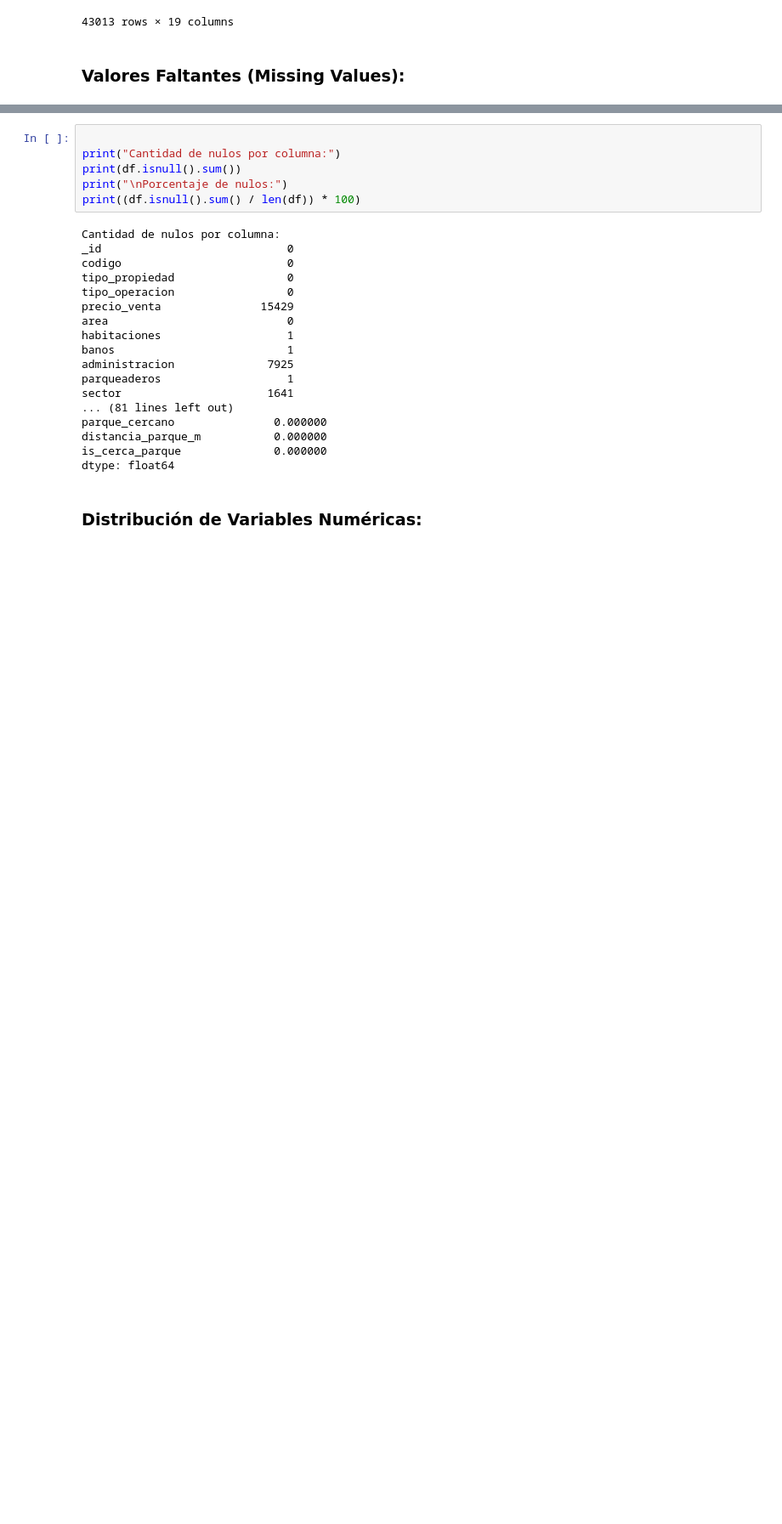
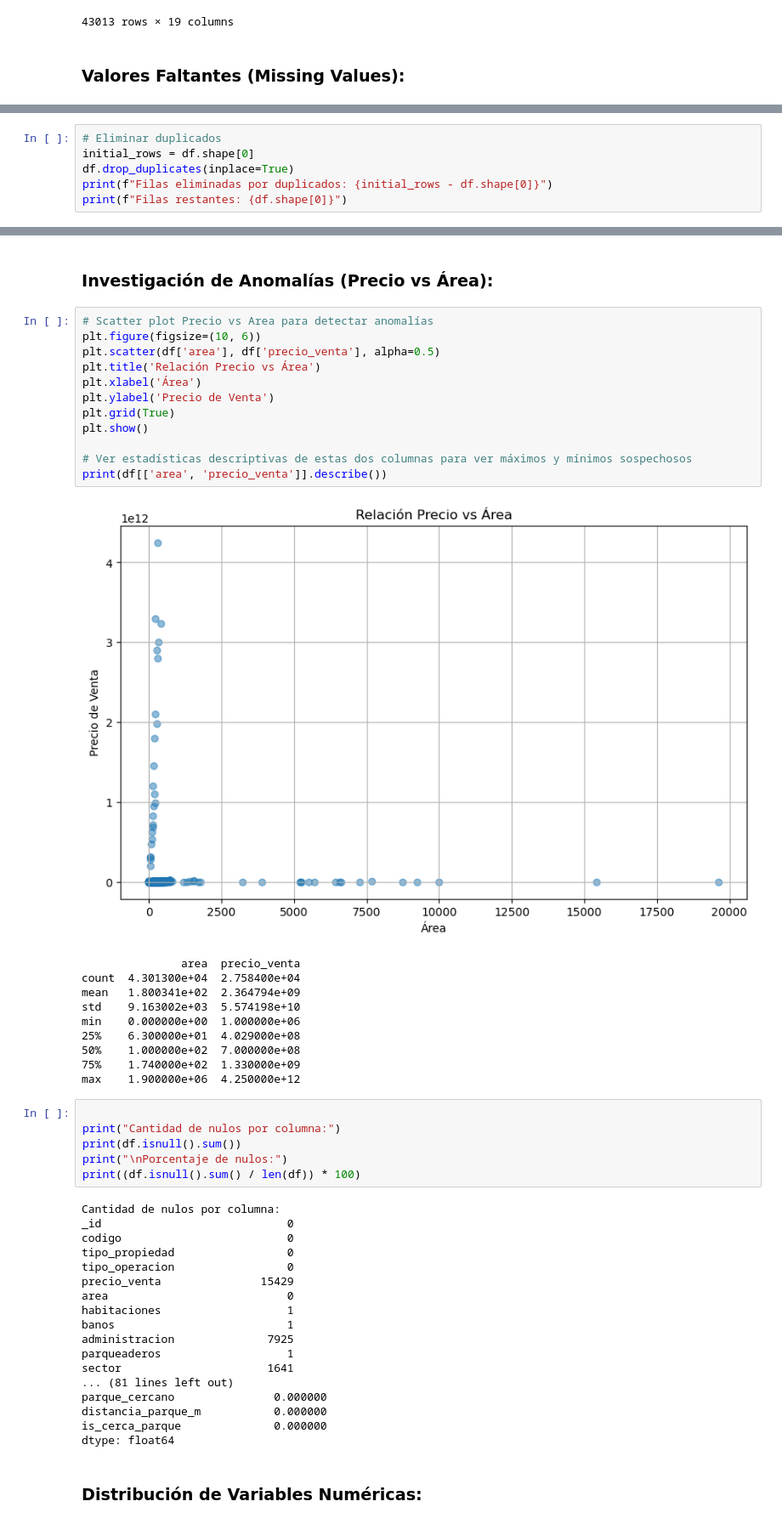
Before and after one commit to Carlos-301/Taller-2-Applied-Data-Science, a Jupyter notebook: notebooks/taller2.ipynb, the cells around one changed output, grey strips where cells are left out. Shown at 85% size. Saved outputs shown, nothing was run; the diff lists cells and outputs as text; blank space fills up the shorter version.

```diff
--- a/notebooks/taller2.ipynb
+++ b/notebooks/taller2.ipynb
@@ -106,0 +109,6 @@ df.select_dtypes(include=['object'])
+# %%
+# Eliminar duplicados
+initial_rows = df.shape[0]
+df.drop_duplicates(inplace=True)
+print(f"Filas eliminadas por duplicados: {initial_rows - df.shape[0]}")
+print(f"Filas restantes: {df.shape[0]}")
@@ -107,3 +143,28 @@ df.select_dtypes(include=['object'])
+# %% [markdown]
+### **Investigación de Anomalías (Precio vs Área)**:
+# %%
+# Scatter plot Precio vs Area para detectar anomalías
+plt.figure(figsize=(10, 6))
+plt.scatter(df['area'], df['precio_venta'], alpha=0.5)
+plt.title('Relación Precio vs Área')
+plt.xlabel('Área')
+plt.ylabel('Precio de Venta')
+plt.grid(True)
+plt.show()
+
+# Ver estadísticas descriptivas de estas dos columnas para ver máximos y mínimos sospechosos
+print(df[['area', 'precio_venta']].describe())
+# %% [output]
+[figure, added]
+               area  precio_venta
+count  4.301300e+04  2.758400e+04
+mean   1.800341e+02  2.364794e+09
+std    9.163002e+03  5.574198e+10
+min    0.000000e+00  1.000000e+06
+25%    6.300000e+01  4.029000e+08
+50%    1.000000e+02  7.000000e+08
+75%    1.740000e+02  1.330000e+09
+max    1.900000e+06  4.250000e+12
 # %%
 
 print("Cantidad de nulos por columna:")
```
Also changed, not shown: parts of 5 cells of this notebook.
